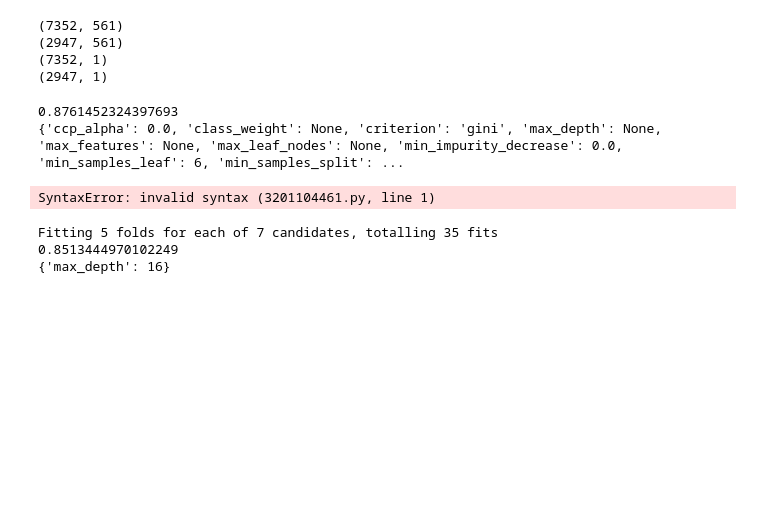
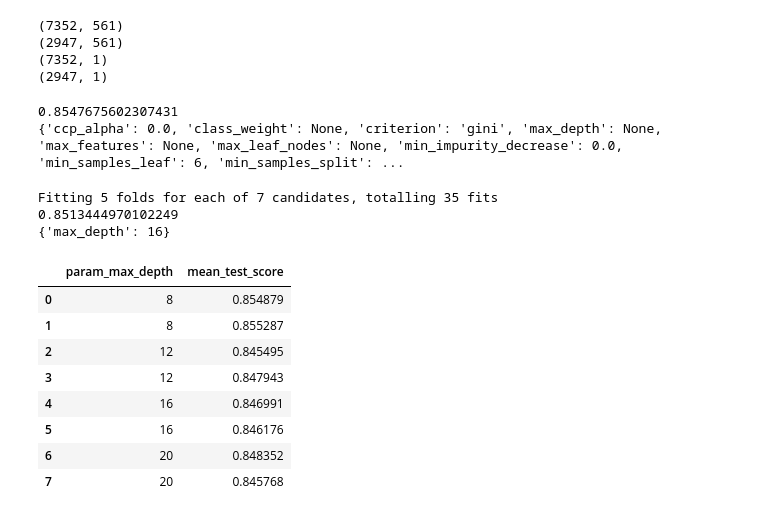
Before and after one commit to Kyoeun33/18_kdt_mechinelearning, a Jupyter notebook: ch04/4_1.ipynb, the cells around one changed output. Cells and saved outputs as stored; diff of their text form; code cells hidden in the pictures; blank space fills up the shorter version.

```diff
--- a/ch04/4_1.ipynb
+++ b/ch04/4_1.ipynb
@@ -205,18 +205,14 @@ print(y_test.shape)
 from sklearn.tree import DecisionTreeClassifier
 from sklearn.metrics import accuracy_score
 df_clf = DecisionTreeClassifier(random_state= 156)
-dt_clf.fit(X_train,y_train)
-pred=dt_clf.predict(X_test)
+df_clf.fit(X_train, y_train)
+pred = df_clf.predict(X_test)
 accuracy = accuracy_score(y_test,pred)
 print(accuracy)
 print(dt_clf.get_params())
 # %% [output]
-0.8761452324397693
+0.8547675602307431
 {'ccp_alpha': 0.0, 'class_weight': None, 'criterion': 'gini', 'max_depth': None, 'max_features': None, 'max_leaf_nodes': None, 'min_impurity_decrease': 0.0, 'min_samples_leaf': 6, 'min_samples_split': ...
-# %%
-0.85476...
-# %% [output]
-SyntaxError: invalid syntax (3201104461.py, line 1)
 # %%
 from sklearn.model_selection import GridSearchCV
 
@@ -232,3 +228,16 @@ print(grid_cv.best_params_)
 Fitting 5 folds for each of 7 candidates, totalling 35 fits
 0.8513444970102249
 {'max_depth': 16}
+# %%
+cv_result_df = pd.DataFrame(grid_cv.cv_results_)
+cv_result_df[["param_max_depth","mean_test_score"]]
+# %% [output]
+|  | param_max_depth | mean_test_score |
+| 0 | 8 | 0.854879 |
+| 1 | 8 | 0.855287 |
+| 2 | 12 | 0.845495 |
+| 3 | 12 | 0.847943 |
+| 4 | 16 | 0.846991 |
+| 5 | 16 | 0.846176 |
+| 6 | 20 | 0.848352 |
+| 7 | 20 | 0.845768 |
```
Also changed, not shown: parts of 3 cells of this notebook, 5 other files.
